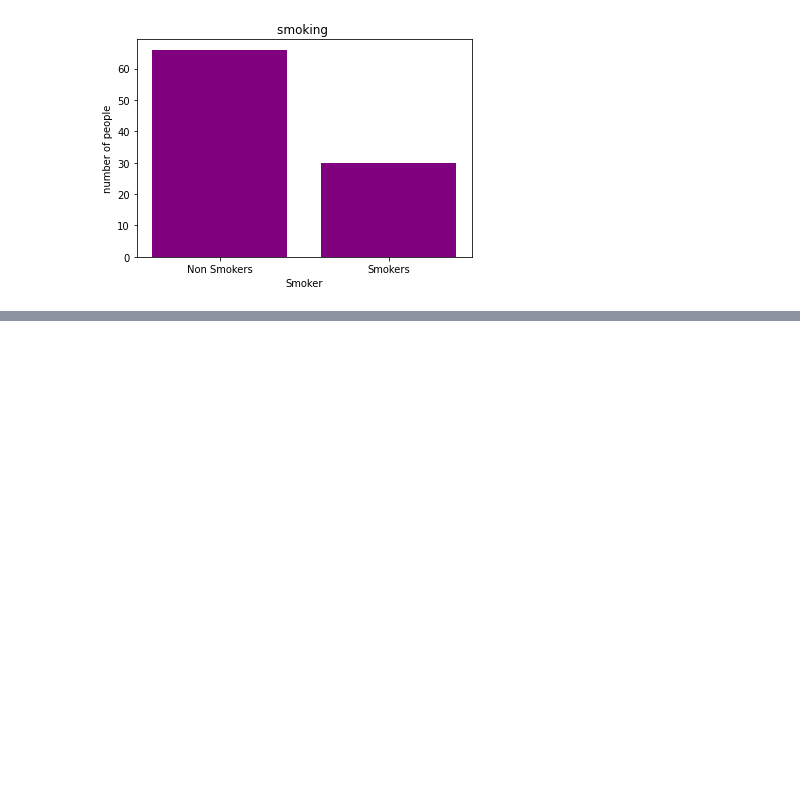
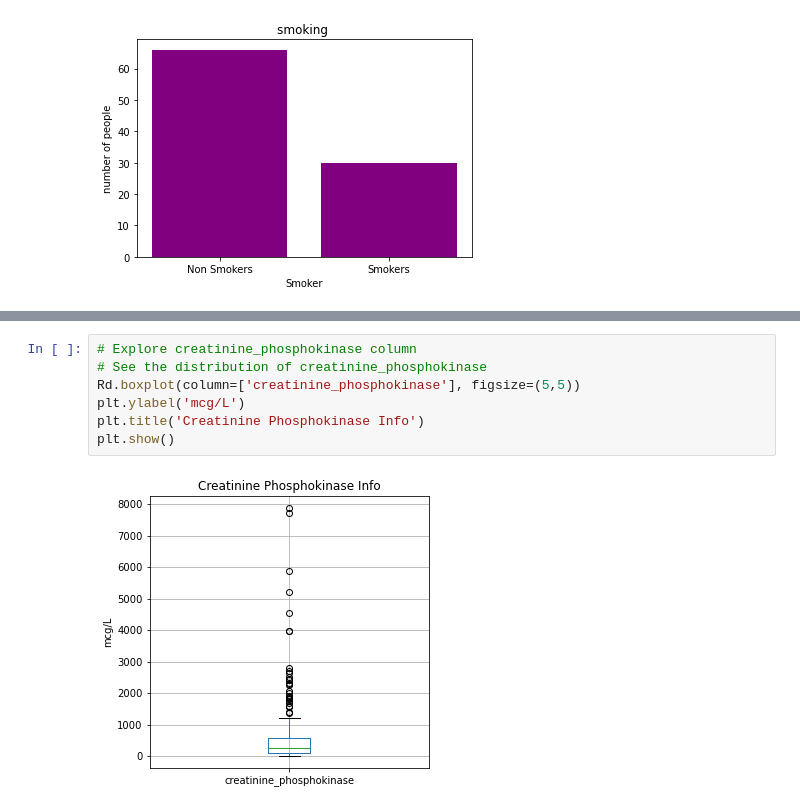
Before and after one commit to shantanu779/data_science, a Jupyter notebook: assignment2.ipynb, the cells around one changed output, grey strips where cells are left out. Drawn from its saved outputs; the diff is of its cells as text; blank space fills up the shorter version.

```diff
--- a/assignment2.ipynb
+++ b/assignment2.ipynb
@@ -424,0 +538,9 @@ Text(0.5, 1.0, 'smoking ')
+# %%
+# Explore creatinine_phosphokinase column
+# See the distribution of creatinine_phosphokinase
+Rd.boxplot(column=['creatinine_phosphokinase'], figsize=(5,5))
+plt.ylabel('mcg/L')
+plt.title('Creatinine Phosphokinase Info')
+plt.show()
+# %% [output]
+[figure, added]
```
Also changed, not shown: parts of 27 cells of this notebook.
